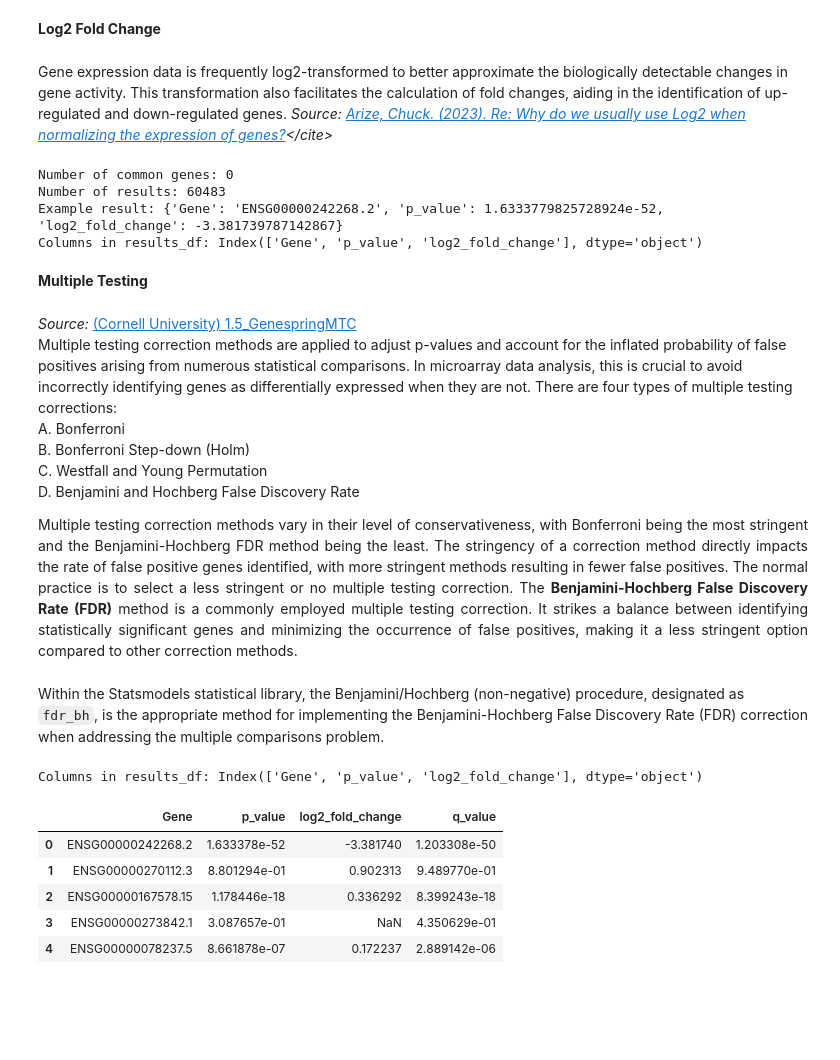
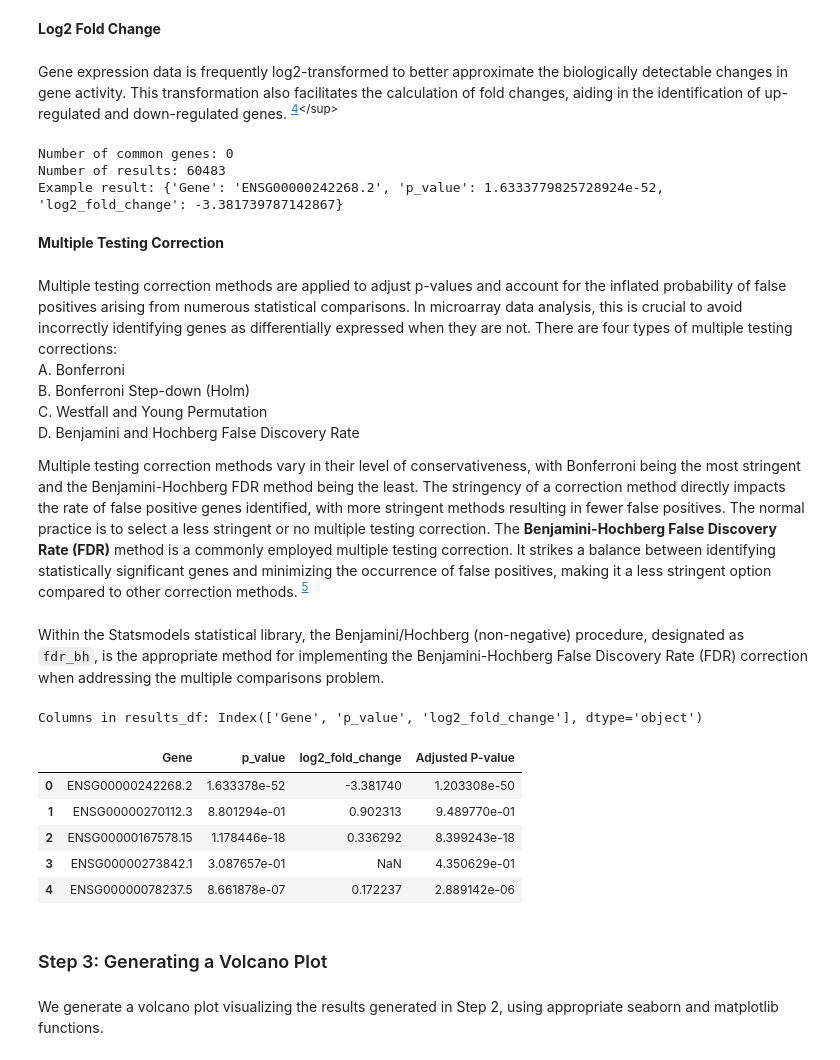
Before and after one commit to poshraj24/Gene-Set-Enrichment-Analysis, a Jupyter notebook: Gene_Set_Enrichment_Analysis.ipynb, the cells around one changed output. Saved outputs shown, nothing was run; the diff lists cells and outputs as text; code cells hidden in the pictures; blank space fills up the shorter version.

```diff
--- a/Gene_Set_Enrichment_Analysis.ipynb
+++ b/Gene_Set_Enrichment_Analysis.ipynb
@@ -127,8 +150,8 @@ primary_tumor_df.head()
 common_indices2 = gene_data.index.intersection(healthy_tissue_samples.index)
 
 # Filter gene_data using the common indices
-healthy_tissues_df = gene_data.loc[common_indices2]
-healthy_tissues_df.head()
+healthy_tissue_df = gene_data.loc[common_indices2]
+healthy_tissue_df.head()
 # %% [output]
 |  | ENSG00000242268.2 | ENSG00000270112.3 | ENSG00000167578.15 | ENSG00000273842.1 | ENSG00000078237.5 | ... |
 | TCGA-BH-A1EU-11A | 0.057899 | 0.016302 | 1.704753 | 0.0 | 1.975755 | ... |
@@ -150,11 +173,13 @@ Per [Scipy](https://docs.scipy.org/doc/scipy/reference/generated/scipy.stats.man
 # %% [markdown]
 <b>Log2 Fold Change </b>
 # %% [markdown]
-Gene expression data is frequently log2-transformed to better approximate the biologically detectable changes in gene activity.  This transformation also facilitates the calculation of fold changes, aiding in the identification of up-regulated and down-regulated genes. <i>Source:</i> <cite>[Arize, Chuck. (2023). Re: Why do we usually use Log2 when normalizing the expression of genes?](https://www.researchgate.net/post/Why_do_we_usually_use_Log2_when_normalizing_the_expression_of_genes/649890fc6b67bbda940145d1/citation/download.)</cite>
+Gene expression data is frequently log2-transformed to better approximate the biologically detectable changes in gene activity.  This transformation also facilitates the calculation of fold changes, aiding in the identification of up-regulated and down-regulated genes. <sup> [4](https://www.researchgate.net/post/Why_do_we_usually_use_Log2_when_normalizing_the_expression_of_genes/649890fc6b67bbda940145d1/citation/download.)</sup>
 # %%
 from scipy.stats import mannwhitneyu
 from statsmodels.stats.multitest import multipletests
 
+primary_tumor_df = primary_tumor_df.apply(pd.to_numeric, errors='coerce')
+healthy_tissue_df = healthy_tissue_df.apply(pd.to_numeric, errors='coerce')
 # Function to calculate log2 fold change
 def log2_fold_change(group1, group2):
     mean1 = np.mean(group1)
@@ -164,17 +189,17 @@ def log2_fold_change(group1, group2):
     return np.log2(mean1 / mean2)
 
 # Find common genes between both DataFrames- must be 0 since we dropped NaN from both
-common_genes = primary_tumor_df.index.intersection(healthy_tissues_df.index)
+common_genes = primary_tumor_df.index.intersection(healthy_tissue_df.index)
 print(f"Number of common genes: {len(common_genes)}")
 
 
 results = []
 for gene in primary_tumor_df.columns:
     # Mann-Whitney U test
-    stat, p_value = mannwhitneyu(primary_tumor_df[gene], healthy_tissues_df[gene], alternative='two-sided')
+    stat, p_value = mannwhitneyu(primary_tumor_df[gene], healthy_tissue_df[gene], alternative='two-sided')
 
     # Log2 fold change calculation
-    fold_change = log2_fold_change(primary_tumor_df[gene], healthy_tissues_df[gene])
+    fold_change = log2_fold_change(primary_tumor_df[gene], healthy_tissue_df[gene])
 
     results.append({'Gene': gene, 'p_value': p_value, 'log2_fold_change': fold_change})
 
@@ -185,39 +210,43 @@ if len(results) > 0:
 Number of common genes: 0
 Number of results: 60483
 Example result: {'Gene': 'ENSG00000242268.2', 'p_value': 1.6333779825728924e-52, 'log2_fold_change': -3.381739787142867}
-Columns in results_df: Index(['Gene', 'p_value', 'log2_fold_change'], dtype='object')
 # %% [markdown]
-<b> Multiple Testing </b>
+<b> Multiple Testing Correction </b>
 # %% [markdown]
-<i>Source:</i> [(Cornell University) 1.5_GenespringMTC](https://physiology.med.cornell.edu/people/banfelder/qbio/resources_2008/1.5_GenespringMTC.pdf)<br>Multiple testing correction methods are applied to adjust p-values and account for the inflated probability of false positives arising from numerous statistical comparisons. In microarray data analysis, this is crucial to avoid incorrectly identifying genes as differentially expressed when they are not. There are  four types of multiple testing corrections: <br>
+Multiple testing correction methods are applied to adjust p-values and account for the inflated probability of false positives arising from numerous statistical comparisons. In microarray data analysis, this is crucial to avoid incorrectly identifying genes as differentially expressed when they are not. There are  four types of multiple testing corrections: <br>
 A. Bonferroni <br>
 B. Bonferroni Step-down (Holm)<br>
 C. Westfall and Young Permutation
 <br>D. Benjamini and Hochberg False Discovery Rate<br>
-<p style="text-align: justify;">
+
 Multiple testing correction methods vary in their level of conservativeness, with Bonferroni being the most stringent and the Benjamini-Hochberg FDR method being the least.  The stringency of a correction method directly impacts the rate of false positive genes identified, with more stringent methods resulting in fewer false positives.
-The normal practice is to select a less stringent or no multiple testing correction. The <b>Benjamini-Hochberg False Discovery Rate (FDR)</b> method is a commonly employed multiple testing correction.  It strikes a balance between identifying statistically significant genes and minimizing the occurrence of false positives, making it a less stringent option compared to other correction methods.<br> </p>
+The normal practice is to select a less stringent or no multiple testing correction. The <b>Benjamini-Hochberg False Discovery Rate (FDR)</b> method is a commonly employed multiple testing correction.  It strikes a balance between identifying statistically significant genes and minimizing the occurrence of false positives, making it a less stringent option compared to other correction methods. <sup>[5](https://physiology.med.cornell.edu/people/banfelder/qbio/resources_2008/1.5_GenespringMTC.pdf)</sup><br>
 # %% [markdown]
 Within the Statsmodels statistical library, the Benjamini/Hochberg (non-negative) procedure, designated as <code>fdr_bh</code>, is the appropriate method for implementing the Benjamini-Hochberg False Discovery Rate (FDR) correction when addressing the multiple comparisons problem.
 # %%
 # Create DataFrame and adjust p-values for multiple testing
 results_df = pd.DataFrame(results)
 print(f"Columns in results_df: {results_df.columns}")
 
 if 'p_value' in results_df.columns:
-    results_df['q_value'] = multipletests(results_df['p_value'], method='fdr_bh')[1]
+    #
+    results_df['Adjusted P-value'] = multipletests(results_df['p_value'], method='fdr_bh')[1]
 else:
     raise KeyError("The 'p_value' column is missing in the results DataFrame.")
 
 # Save to CSV
 results_df.to_csv("Output/differentially_expressed_results.csv", index=False)
 #Show the result
 results_df.head()
 # %% [output]
 Columns in results_df: Index(['Gene', 'p_value', 'log2_fold_change'], dtype='object')
-|  | Gene | p_value | log2_fold_change | q_value |
+|  | Gene | p_value | log2_fold_change | Adjusted P-value |
 | 0 | ENSG00000242268.2 | 1.633378e-52 | -3.381740 | 1.203308e-50 |
 | 1 | ENSG00000270112.3 | 8.801294e-01 | 0.902313 | 9.489770e-01 |
 | 2 | ENSG00000167578.15 | 1.178446e-18 | 0.336292 | 8.399243e-18 |
 | 3 | ENSG00000273842.1 | 3.087657e-01 | NaN | 4.350629e-01 |
 | 4 | ENSG00000078237.5 | 8.661878e-07 | 0.172237 | 2.889142e-06 |
+# %% [markdown]
+<h3> Step 3:  Generating a Volcano Plot</h3>
+# %% [markdown]
+We generate a volcano plot visualizing the results generated in Step 2, using appropriate seaborn and matplotlib functions.
```
Also changed, not shown: parts of 67 cells of this notebook.
